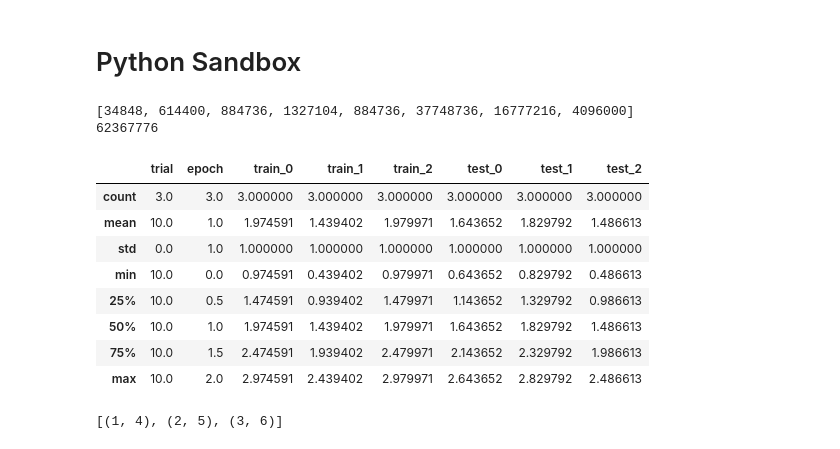
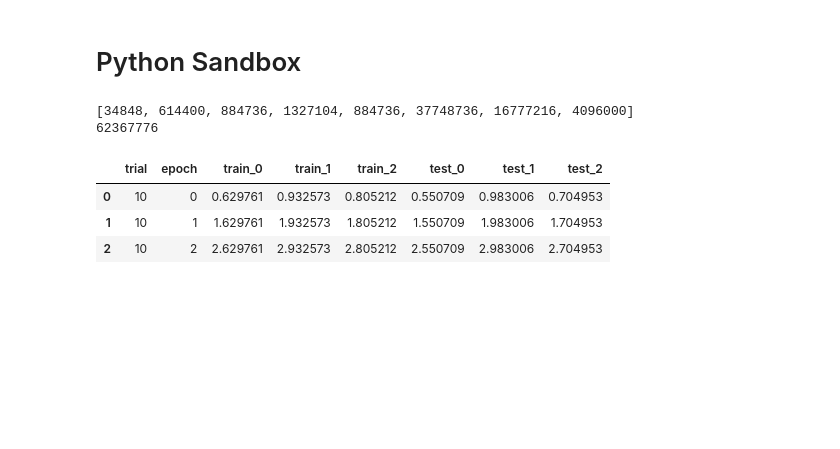
Before and after one commit to uvm-neurobotics-lab/higherANML, a Jupyter notebook: notebooks/ntraft-sandbox.ipynb, the cells around one changed output. Cells and saved outputs as stored; diff of their text form; code cells hidden in the pictures; blank space fills up the shorter version.

```diff
--- a/notebooks/ntraft-sandbox.ipynb
+++ b/notebooks/ntraft-sandbox.ipynb
@@ -522,28 +522,19 @@ print(np.sum(sizes))
 # %%
 import pandas as pd
 from itertools import count
 
 nclasses = 3
 train_acc = np.random.rand(nclasses)
 train_acc = [train_acc + i for i in range(3)]
 test_acc = np.random.rand(nclasses)
 test_acc = [test_acc + i for i in range(3)]
 r = 10
 res = [[r, i] + list(tr) + list(te) for i, tr, te in zip(count(), train_acc, test_acc)]
 cols = ["trial", "epoch"] + ["train_" + str(i) for i in range(nclasses)] + ["test_" + str(i) for i in range(nclasses)]
 mat = pd.DataFrame(res, columns=cols)
-mat.describe()
+mat
 # %% [output]
 |  | trial | epoch | train_0 | train_1 | train_2 | test_0 | test_1 | test_2 |
-| count | 3.0 | 3.0 | 3.000000 | 3.000000 | 3.000000 | 3.000000 | 3.000000 | 3.000000 |
-| mean | 10.0 | 1.0 | 1.974591 | 1.439402 | 1.979971 | 1.643652 | 1.829792 | 1.486613 |
-| std | 0.0 | 1.0 | 1.000000 | 1.000000 | 1.000000 | 1.000000 | 1.000000 | 1.000000 |
-| min | 10.0 | 0.0 | 0.974591 | 0.439402 | 0.979971 | 0.643652 | 0.829792 | 0.486613 |
-| 25% | 10.0 | 0.5 | 1.474591 | 0.939402 | 1.479971 | 1.143652 | 1.329792 | 0.986613 |
-| 50% | 10.0 | 1.0 | 1.974591 | 1.439402 | 1.979971 | 1.643652 | 1.829792 | 1.486613 |
-| 75% | 10.0 | 1.5 | 2.474591 | 1.939402 | 2.479971 | 2.143652 | 2.329792 | 1.986613 |
-| max | 10.0 | 2.0 | 2.974591 | 2.439402 | 2.979971 | 2.643652 | 2.829792 | 2.486613 |
+| 0 | 10 | 0 | 0.629761 | 0.932573 | 0.805212 | 0.550709 | 0.983006 | 0.704953 |
+| 1 | 10 | 1 | 1.629761 | 1.932573 | 1.805212 | 1.550709 | 1.983006 | 1.704953 |
+| 2 | 10 | 2 | 2.629761 | 2.932573 | 2.805212 | 2.550709 | 2.983006 | 2.704953 |
-# %%
-list(zip(count(1), (4, 5, 6)))
-# %% [output]
-[(1, 4), (2, 5), (3, 6)]
```
Also changed, not shown: parts of 2 cells of this notebook, 1 other file.
